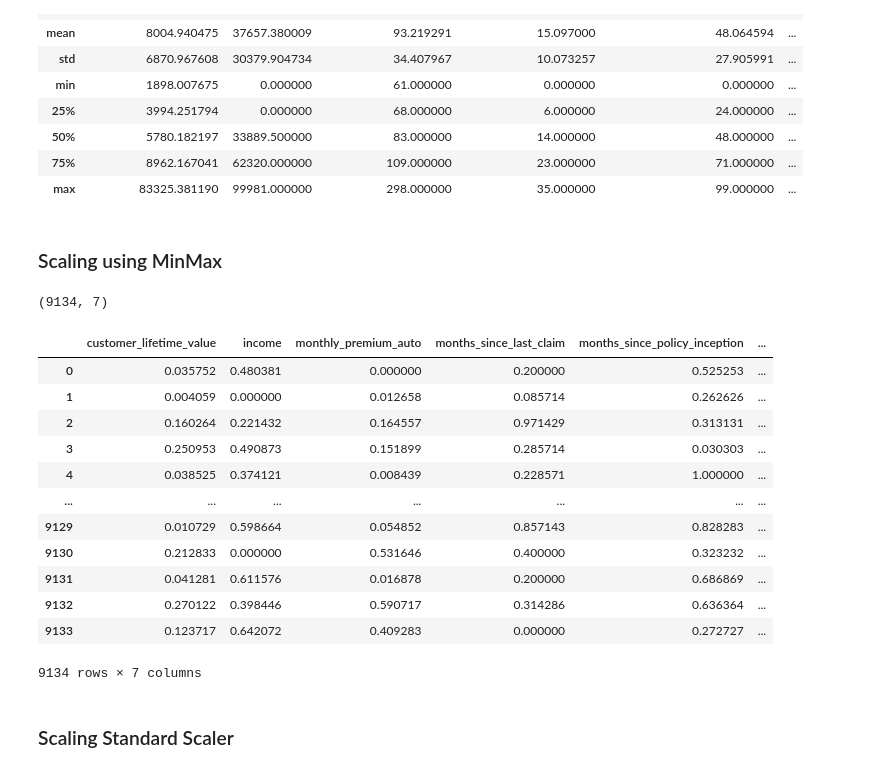
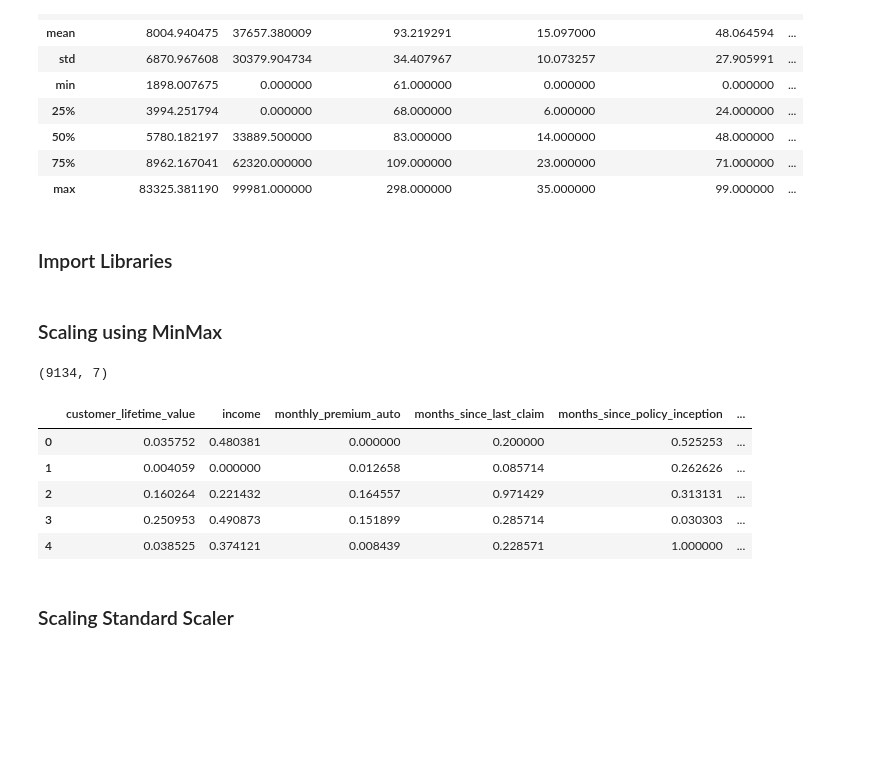
Before and after one commit to erin-berardi/lab-customer-analysis-round-2, a Jupyter notebook: files_for_lab/csv_files/cstmr_analysis_round_2.ipynb, the cells around one changed output. Drawn from its saved outputs; the diff is of its cells as text; code cells hidden in the pictures; blank space fills up the shorter version.

Commit message:
final_cust_analy

```diff
--- a/files_for_lab/csv_files/cstmr_analysis_round_2.ipynb
+++ b/files_for_lab/csv_files/cstmr_analysis_round_2.ipynb
@@ -203,17 +203,18 @@ data
 9134 rows × 25 columns
 # %% [markdown]
 # BONUS create a function to clean dataframe
+# %%
+data = pd.read_csv('marketing_customer_analysis.csv')
 # %%
 def clean_data(df):
     df.columns=[e.lower().replace(' ', '_') for e in df.columns]
     df=df.drop(columns=['unnamed:_0', 'vehicle_type'])
     df=df.dropna()
     df['effective_to_date']=pd.to_datetime(df['effective_to_date'], errors='coerce')
+    df['month'] = df['effective_to_date'].dt.month
     return df
 # %%
 data2 = clean_data(data)
-# %%
-data2['month'] = data2['effective_to_date'].dt.month
 # %%
 data2
 # %% [output]
@@ -659,6 +665,8 @@ X_num.describe()
 | 50% | 5780.182197 | 33889.500000 | 83.000000 | 14.000000 | 48.000000 | ... |
 | 75% | 8962.167041 | 62320.000000 | 109.000000 | 23.000000 | 71.000000 | ... |
 | max | 83325.381190 | 99981.000000 | 298.000000 | 35.000000 | 99.000000 | ... |
+# %% [markdown]
+### Import Libraries
 # %%
 from sklearn.preprocessing import StandardScaler
 from sklearn.preprocessing import MinMaxScaler
@@ -667,24 +675,18 @@ from sklearn.preprocessing import MinMaxScaler
 # %%
 # good for counts
 transformer = MinMaxScaler().fit(X_num)
 X_norm = transformer.transform(X_num)
 print(X_norm.shape)
-pd.DataFrame(X_norm, columns=X_num.columns)
+X_num_scale = pd.DataFrame(X_norm, columns=X_num.columns)
+X_num_scale.head()
 # %% [output]
 (9134, 7)
 |  | customer_lifetime_value | income | monthly_premium_auto | months_since_last_claim | months_since_policy_inception | ... |
 | 0 | 0.035752 | 0.480381 | 0.000000 | 0.200000 | 0.525253 | ... |
 | 1 | 0.004059 | 0.000000 | 0.012658 | 0.085714 | 0.262626 | ... |
 | 2 | 0.160264 | 0.221432 | 0.164557 | 0.971429 | 0.313131 | ... |
 | 3 | 0.250953 | 0.490873 | 0.151899 | 0.285714 | 0.030303 | ... |
 | 4 | 0.038525 | 0.374121 | 0.008439 | 0.228571 | 1.000000 | ... |
-| ... | ... | ... | ... | ... | ... | ... |
-| 9129 | 0.010729 | 0.598664 | 0.054852 | 0.857143 | 0.828283 | ... |
-| 9130 | 0.212833 | 0.000000 | 0.531646 | 0.400000 | 0.323232 | ... |
-| 9131 | 0.041281 | 0.611576 | 0.016878 | 0.200000 | 0.686869 | ... |
-| 9132 | 0.270122 | 0.398446 | 0.590717 | 0.314286 | 0.636364 | ... |
-| 9133 | 0.123717 | 0.642072 | 0.409283 | 0.000000 | 0.272727 | ... |
-9134 rows × 7 columns
 # %% [markdown]
 ### Scaling Standard Scaler
 # %%
```
Also changed, not shown: parts of 36 cells of this notebook.
